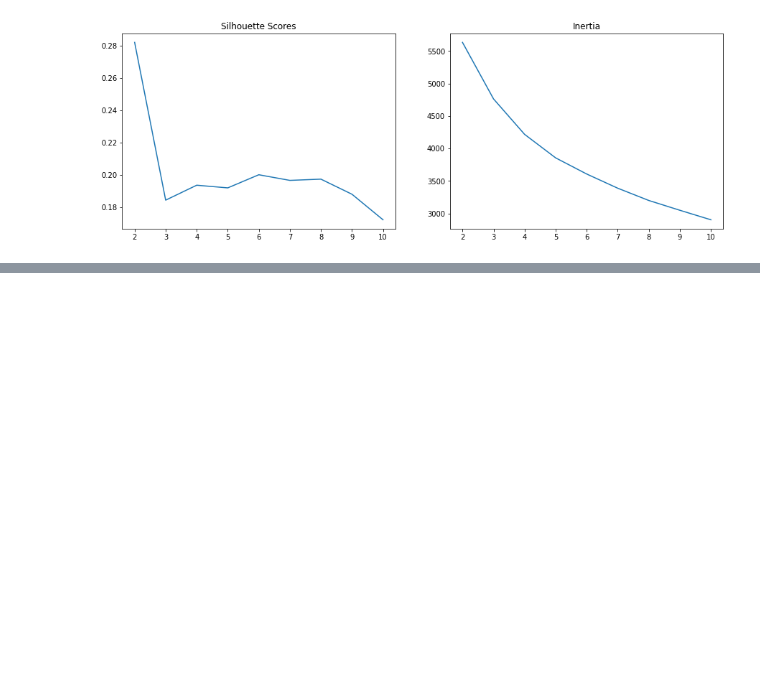
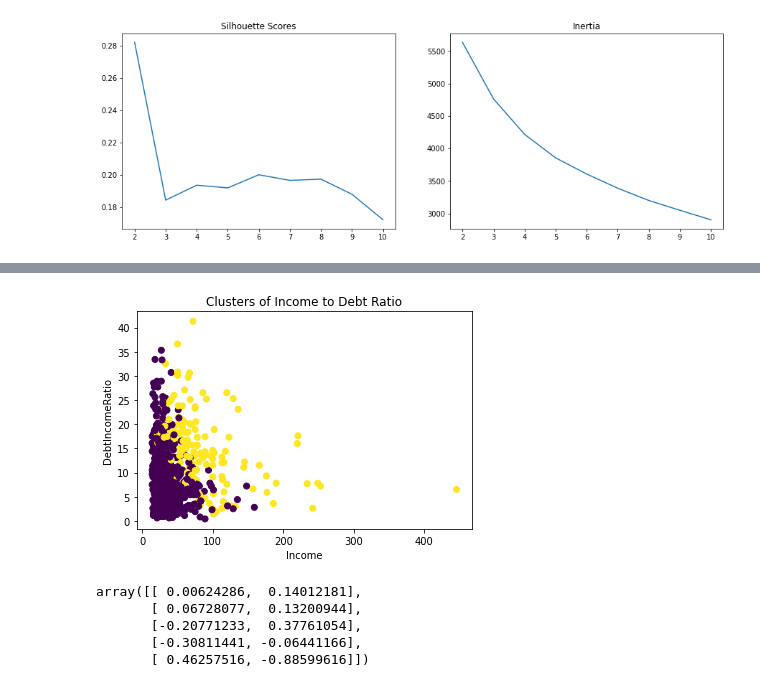
Before and after one commit to GeneralHassaan/Projects, a Jupyter notebook: analysis_of_Kmeans_hassaan.ipynb, the cells around one changed output, grey strips where cells are left out. Drawn from its saved outputs; the diff is of its cells as text; code cells hidden in the pictures; blank space fills up the shorter version.

```diff
--- a/analysis_of_Kmeans_hassaan.ipynb
+++ b/analysis_of_Kmeans_hassaan.ipynb
@@ -143,0 +162,18 @@ cluster_groups
+# %%
+df['cluster'] = hc.labels_
+# Visualize the clusters
+plt.scatter(df['Income'], df['DebtIncomeRatio'], c = df['cluster'])
+plt.xlabel('Income')
+plt.ylabel('DebtIncomeRatio')
+plt.title('Clusters of Income to Debt Ratio');
+# %% [output]
+[figure, added]
+# %%
+circles = make_circles(n_samples=1000, noise=.15, factor=.1, random_state=42)[0]
+circles[:5]
+# %% [output]
+array([[ 0.00624286,  0.14012181],
+       [ 0.06728077,  0.13200944],
+       [-0.20771233,  0.37761054],
+       [-0.30811441, -0.06441166],
+       [ 0.46257516, -0.88599616]])
```
Also changed, not shown: parts of 6 cells of this notebook.
